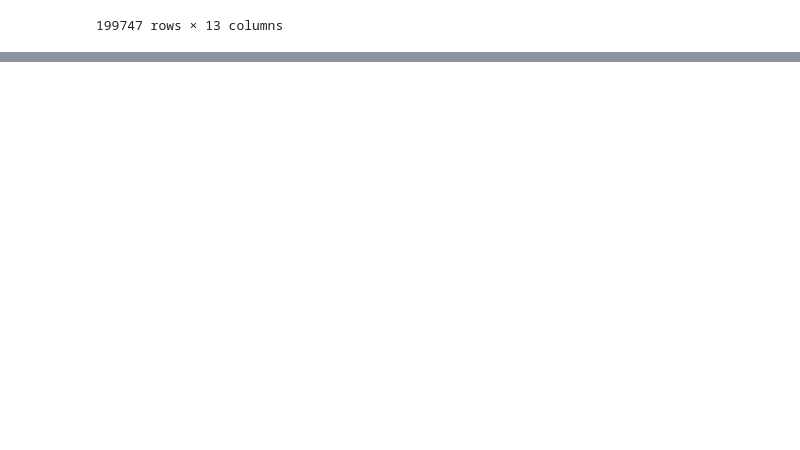
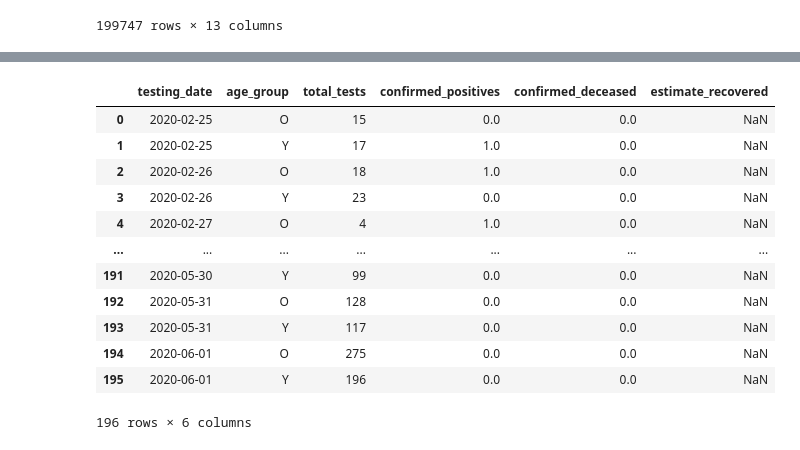
Before and after one commit to akapet00/covid-19-modelling-croatia, a Jupyter notebook: notebooks/01-processing.ipynb, the cells around one changed output, grey strips where cells are left out. Cells and saved outputs as stored; diff of their text form; code cells hidden in the pictures; blank space fills up the shorter version.

```diff
--- a/notebooks/01-processing.ipynb
+++ b/notebooks/01-processing.ipynb
@@ -94,0 +153,20 @@ df_m_initial
+# %%
+# dataframe for SEIR(D) modeling without age grouping for 1st epi wave
+eff_start_date = datetime.datetime(2020, 2, 25)
+eff_end_date_initial = datetime.datetime(2020, 6, 1)
+df_m_g_initial = df_m_g.loc[df_m_g.testing_date <= eff_end_date_initial]
+df_m_g_initial
+# %% [output]
+|  | testing_date | age_group | total_tests | confirmed_positives | confirmed_deceased | estimate_recovered |
+| 0 | 2020-02-25 | O | 15 | 0.0 | 0.0 | NaN |
+| 1 | 2020-02-25 | Y | 17 | 1.0 | 0.0 | NaN |
+| 2 | 2020-02-26 | O | 18 | 1.0 | 0.0 | NaN |
+| 3 | 2020-02-26 | Y | 23 | 0.0 | 0.0 | NaN |
+| 4 | 2020-02-27 | O | 4 | 1.0 | 0.0 | NaN |
+| ... | ... | ... | ... | ... | ... | ... |
+| 191 | 2020-05-30 | Y | 99 | 0.0 | 0.0 | NaN |
+| 192 | 2020-05-31 | O | 128 | 0.0 | 0.0 | NaN |
+| 193 | 2020-05-31 | Y | 117 | 0.0 | 0.0 | NaN |
+| 194 | 2020-06-01 | O | 275 | 0.0 | 0.0 | NaN |
+| 195 | 2020-06-01 | Y | 196 | 0.0 | 0.0 | NaN |
+196 rows × 6 columns
```
Also changed, not shown: parts of 12 cells of this notebook, 1 other file.
